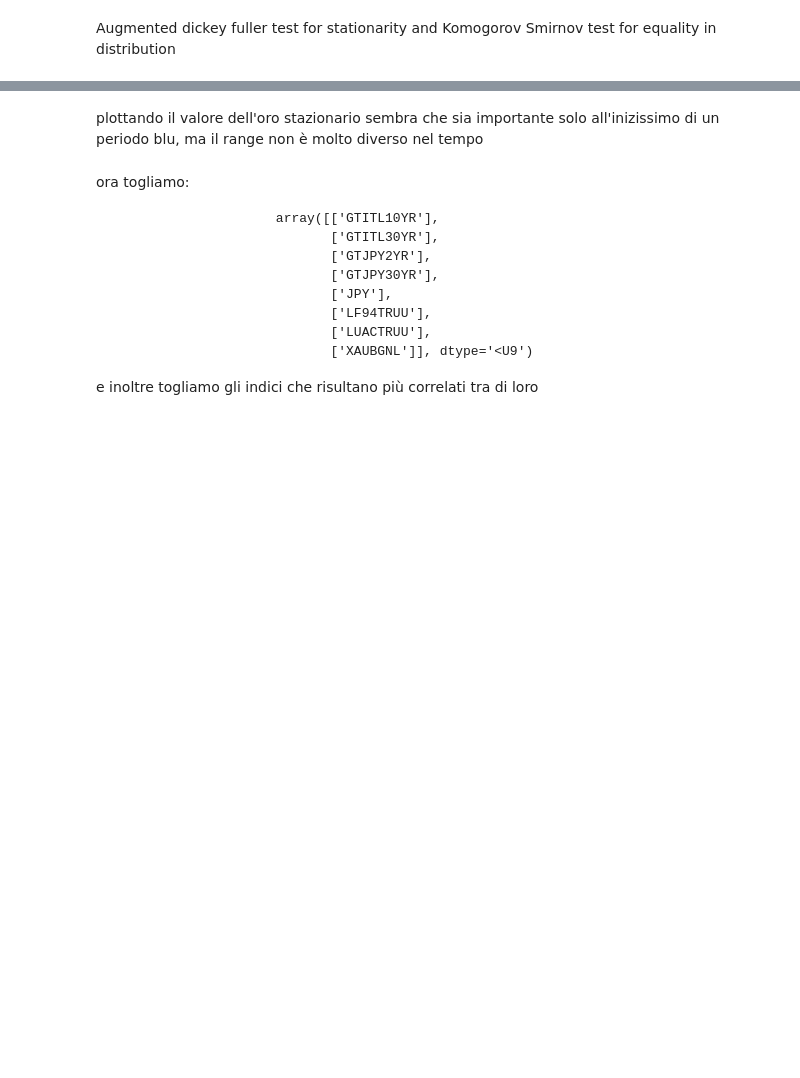
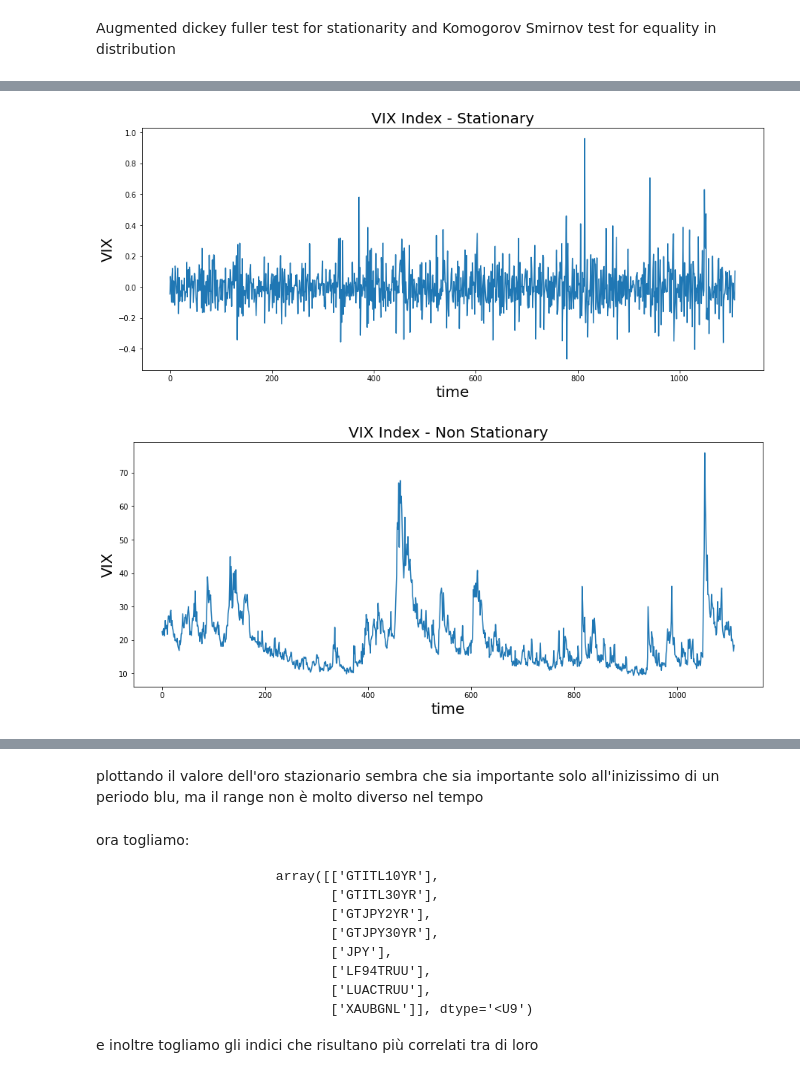
Before and after one commit to MicheleDiSabato/detecting-abnormal-markets-ews, a Jupyter notebook: bc3.ipynb, the cells around one changed output, grey strips where cells are left out. Saved outputs shown, nothing was run; the diff lists cells and outputs as text; code cells hidden in the pictures; blank space fills up the shorter version.

```diff
--- a/bc3.ipynb
+++ b/bc3.ipynb
@@ -73,3 +98,24 @@ plt.show()
+# %%
+plt.figure(figsize = (15, 6))
+plt.plot(d_stationary["VIX"])
+plt.xlabel("time", fontsize=20)
+plt.ylabel("VIX", fontsize=20)
+plt.title("VIX Index - Stationary", fontsize=20)
+
+# plt.show()
+plt.savefig('plots' + os.sep + 'stationary_VIX')
+
+plt.figure(figsize = (15, 6))
+plt.plot(d["VIX"])
+plt.xlabel("time", fontsize=20)
+plt.ylabel("VIX", fontsize=20)
+plt.title("VIX Index - Non Stationary", fontsize=20)
+
+# plt.show()
+plt.savefig('plots' + os.sep + 'non_stationary_VIX')
+# %% [output]
+[figure, added]
+[figure, added]
 # %%
 adf_pvalues = {}
 for feature_name in list(d_stationary.keys()):
```
Also changed, not shown: parts of 13 cells of this notebook, 9 other files.
